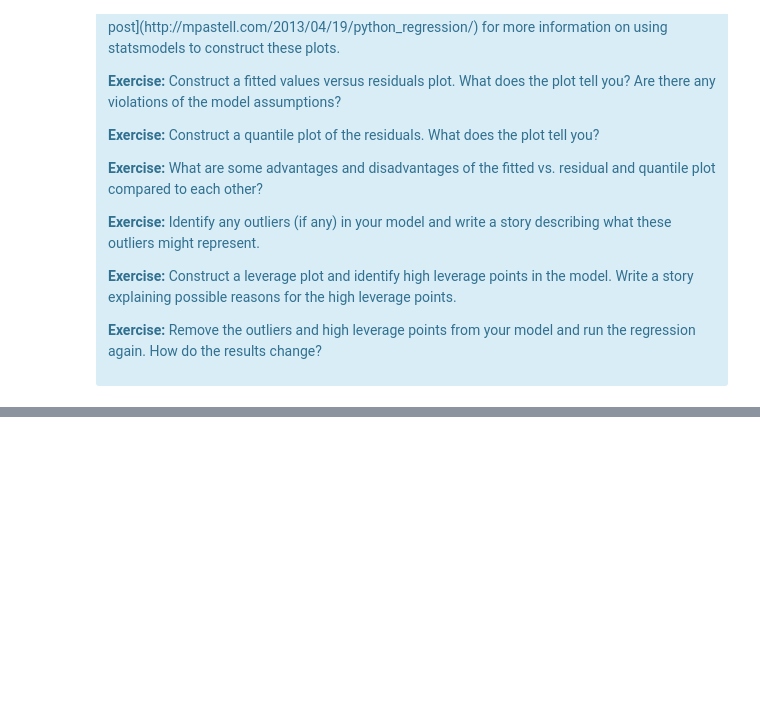
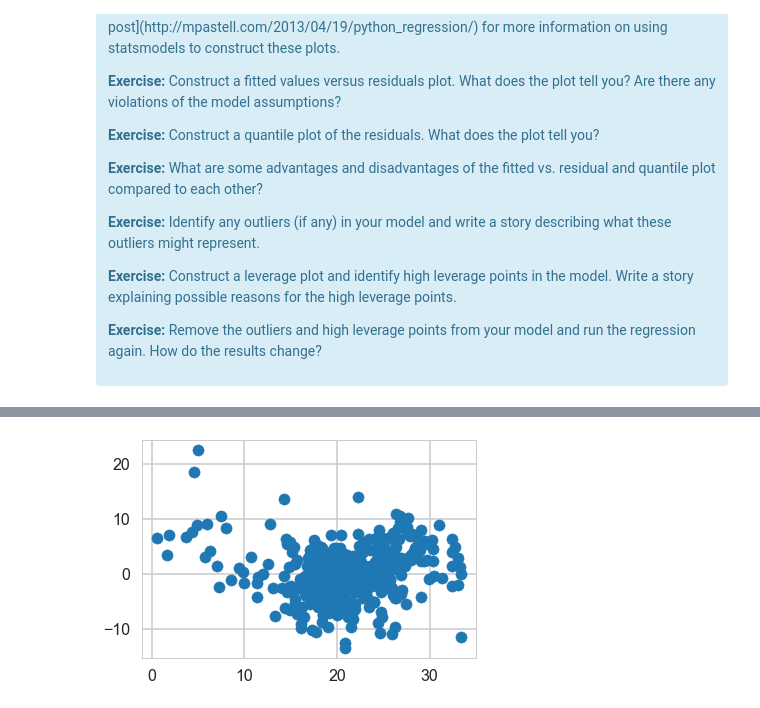
Before and after one commit to sittingman/springboardproj, a Jupyter notebook: linear_regression/Mini_Project_Linear_Regression.ipynb, the cells around one changed output, grey strips where cells are left out. Drawn from its saved outputs; the diff is of its cells as text; code cells hidden in the pictures; blank space fills up the shorter version.

```diff
--- a/linear_regression/Mini_Project_Linear_Regression.ipynb
+++ b/linear_regression/Mini_Project_Linear_Regression.ipynb
@@ -881,0 +950,4 @@ There are some other issues that are important investigate with linear regressio
+# %%
+plt.scatter(m_1_rej.fittedvalues, m_1_rej.resid);
+# %% [output]
+[figure, added]
```
Also changed, not shown: parts of 21 cells of this notebook.
